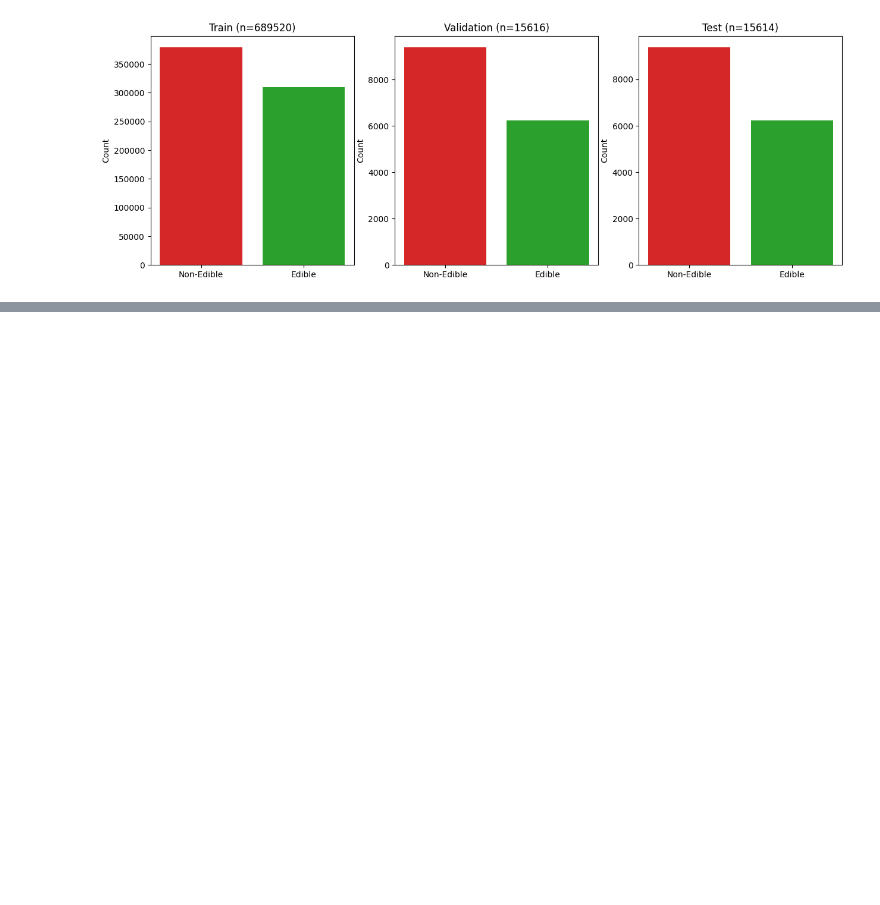
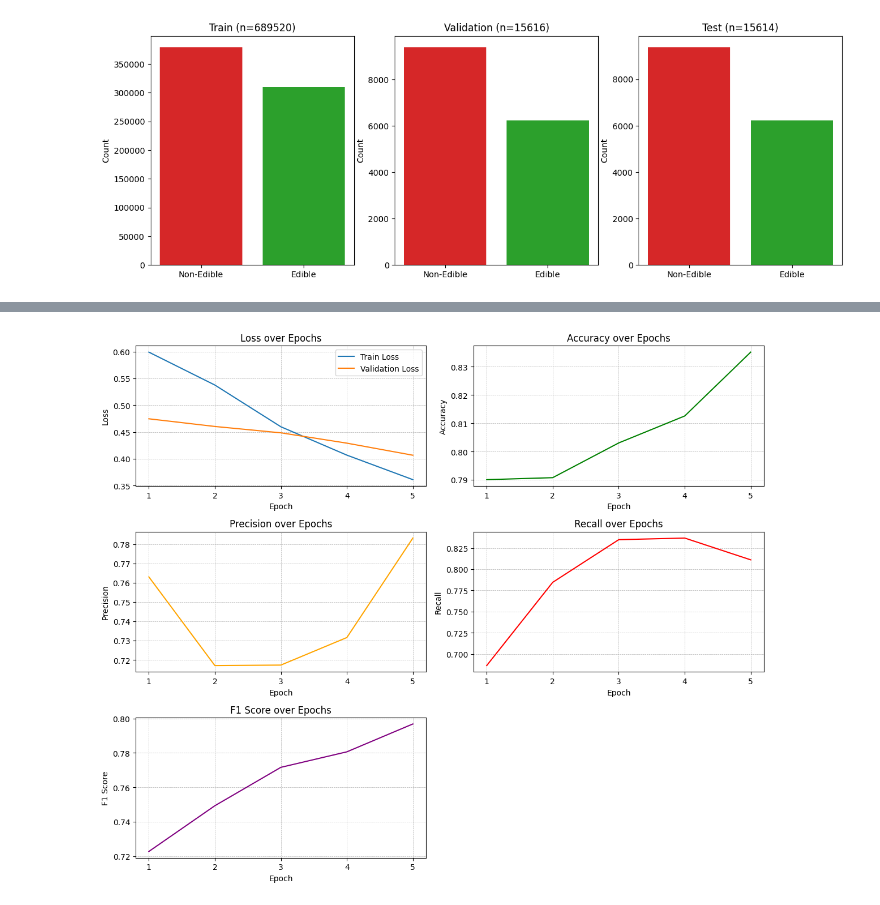
Before and after one commit to Eb3ls/mushroom_classification, a Jupyter notebook: main.ipynb, the cells around one changed output, grey strips where cells are left out. Cells and saved outputs as stored; diff of their text form; code cells hidden in the pictures; blank space fills up the shorter version.

```diff
--- a/main.ipynb
+++ b/main.ipynb
@@ -336,7 +345,8 @@ import torch
 import torchvision.models as models
 
 # modifying the final layer, the third block, for binary classification
-model = models.mobilenet_v3_large()
+weights = models.MobileNet_V3_Small_Weights.DEFAULT
+model = models.mobilenet_v3_small(weights=weights)
 print("Classifier layer:", model.classifier[3])
 model.classifier[3] = torch.nn.Linear(model.classifier[3].in_features, 1)
 print("Modified Classifier layer:", model.classifier[3])
@@ -411 +506,53 @@ Epoch 5/5, Loss: 0.5627
+# %%
+epochs_range = range(1, num_epochs + 1)
+
+fig, ax = plt.subplots(3, 2, figsize=(12, 10))
+
+# Loss
+ax[0, 0].plot(epochs_range, train_loss_list, label='Train Loss')
+ax[0, 0].plot(epochs_range, val_loss_list, label='Validation Loss')
+ax[0, 0].set_title('Loss over Epochs')
+ax[0, 0].set_xlabel('Epoch')
+ax[0, 0].set_ylabel('Loss')
+ax[0, 0].legend()
+ax[0, 0].set_xticks(epochs_range)
+ax[0, 0].grid(visible=True, axis='both', which='both', linestyle='--', linewidth=0.5)
+
+# Accuracy
+ax[0, 1].plot(epochs_range, accuracy_list, label='Accuracy', color='g')
+ax[0, 1].set_title('Accuracy over Epochs')
+ax[0, 1].set_xlabel('Epoch')
+ax[0, 1].set_ylabel('Accuracy')
+ax[0, 1].set_xticks(epochs_range)
+ax[0, 1].grid(visible=True, axis='both', which='both', linestyle='--', linewidth=0.5)
+
+# Precision
+ax[1, 0].plot(epochs_range, precision_list, label='Precision', color='orange')
+ax[1, 0].set_title('Precision over Epochs')
+ax[1, 0].set_xlabel('Epoch')
+ax[1, 0].set_ylabel('Precision')
+ax[1, 0].set_xticks(epochs_range)
+ax[1, 0].grid(visible=True, axis='both', which='both', linestyle='--', linewidth=0.5)
+
+# Recall
+ax[1, 1].plot(epochs_range, recall_list, label='Recall', color='red')
+ax[1, 1].set_title('Recall over Epochs')
+ax[1, 1].set_xlabel('Epoch')
+ax[1, 1].set_ylabel('Recall')
+ax[1, 1].set_xticks(epochs_range)
+ax[1, 1].grid(visible=True, axis='both', which='both', linestyle='--', linewidth=0.5)
+
+# F1 Score
+ax[2, 0].plot(epochs_range, f1_list, label='F1 Score', color='purple')
+ax[2, 0].set_title('F1 Score over Epochs')
+ax[2, 0].set_xlabel('Epoch')
+ax[2, 0].set_ylabel('F1 Score')
+ax[2, 0].set_xticks(epochs_range)
+ax[2, 0].grid(visible=True, axis='both', which='both', linestyle='--', linewidth=0.5)
+
+ax[2, 1].axis('off')  # empty subplot
+plt.tight_layout()
+plt.show()
+# %% [output]
+[figure, added]
 # %%
```
Also changed, not shown: parts of 11 cells of this notebook, 2 other files.
